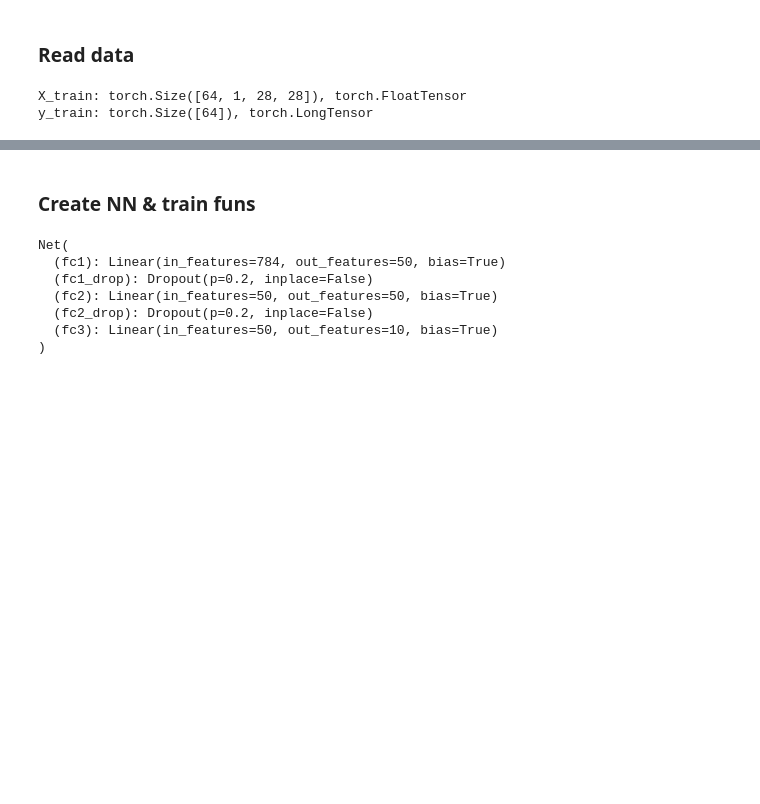
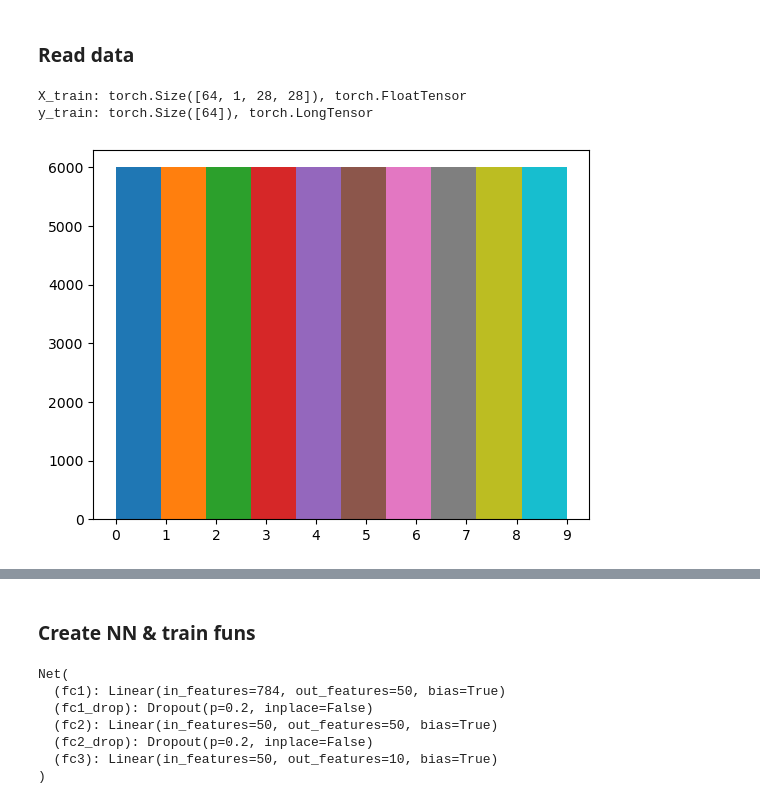
Before and after one commit to stakkato95/AIcourse, a Jupyter notebook: 3/3.ipynb, the cells around one changed output, grey strips where cells are left out. Drawn from its saved outputs; the diff is of its cells as text; code cells hidden in the pictures; blank space fills up the shorter version.

```diff
--- a/3/3.ipynb
+++ b/3/3.ipynb
@@ -37,6 +37,21 @@ for X_train, y_train in train_loader:
 # %% [output]
 X_train: torch.Size([64, 1, 28, 28]), torch.FloatTensor
 y_train: torch.Size([64]), torch.LongTensor
+# %%
+# check number of instances in each class
+_, _, patches = plt.hist(train_loader.dataset.targets.numpy())
+class_n = len(train_loader.dataset.classes)
+
+plt.gca().set_xticks(range(class_n))
+colors = ['#1f77b4', '#ff7f0e', '#2ca02c', '#d62728', '#9467bd',
+          '#8c564b', '#e377c2', '#7f7f7f', '#bcbd22', '#17becf']
+
+for i in range(class_n):
+    patches[i].set_fc(colors[i])
+
+plt.show()
+# %% [output]
+[figure, added]
 # %%
 img_side = 28
 img_size_tuple = (img_side, img_side)
```
Also changed, not shown: parts of 4 cells of this notebook.
